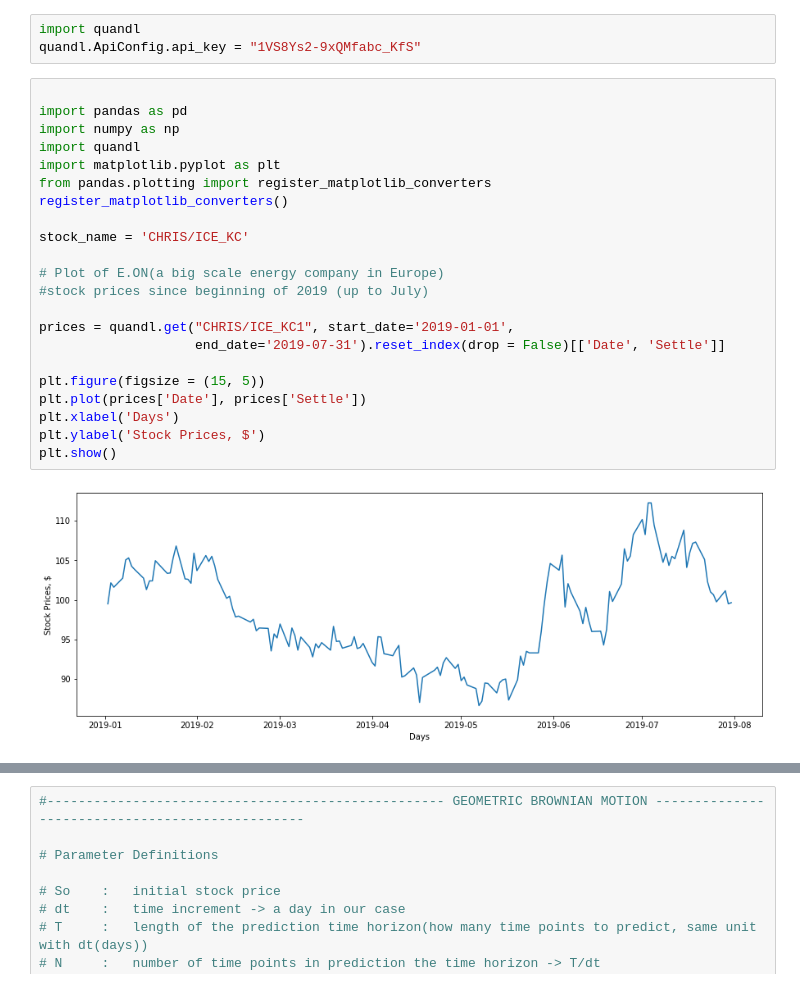
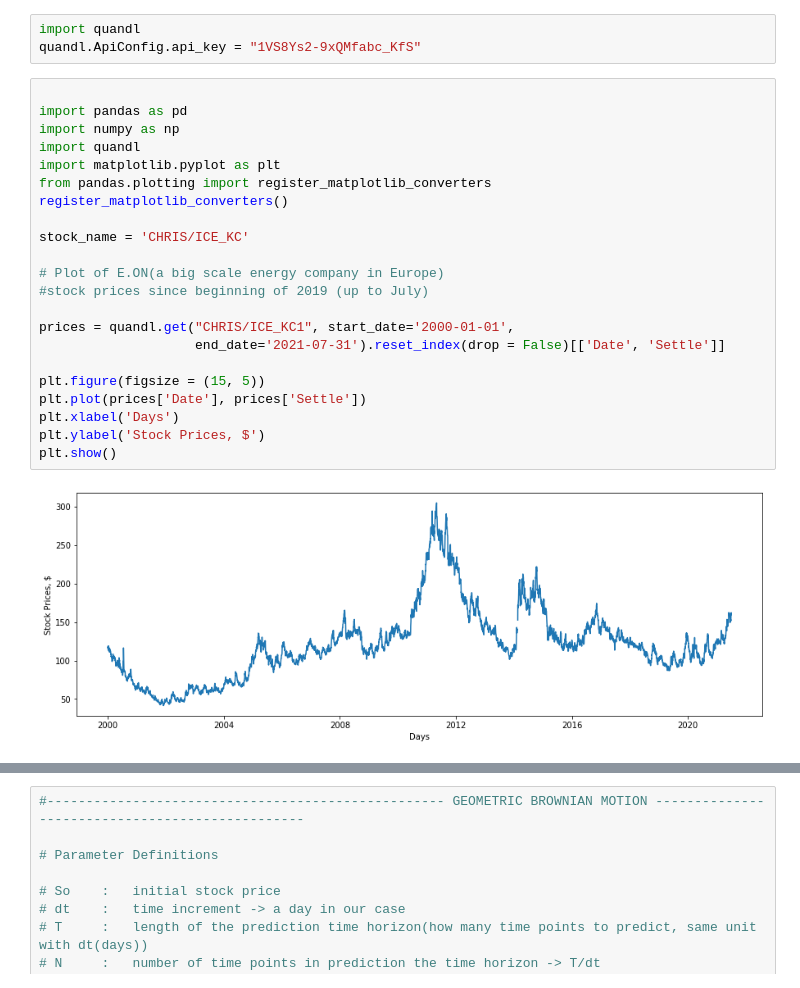
Before and after one commit to danielgvb/risk_sim, a Jupyter notebook: GBM.ipynb, the cells around one changed output, grey strips where cells are left out. Saved outputs shown, nothing was run; the diff lists cells and outputs as text.

```diff
--- a/GBM.ipynb
+++ b/GBM.ipynb
@@ -4,24 +4,24 @@ quandl.ApiConfig.api_key = "1VS8Ys2-9xQMfabc_KfS"
 # %%
 
 import pandas as pd
 import numpy as np
 import quandl
 import matplotlib.pyplot as plt
 from pandas.plotting import register_matplotlib_converters
 register_matplotlib_converters()
 
 stock_name = 'CHRIS/ICE_KC'
 
 # Plot of E.ON(a big scale energy company in Europe)
 #stock prices since beginning of 2019 (up to July)
 
-prices = quandl.get("CHRIS/ICE_KC1", start_date='2019-01-01',
-                    end_date='2019-07-31').reset_index(drop = False)[['Date', 'Settle']]
+prices = quandl.get("CHRIS/ICE_KC1", start_date='2000-01-01',
+                    end_date='2021-07-31').reset_index(drop = False)[['Date', 'Settle']]
 
 plt.figure(figsize = (15, 5))
 plt.plot(prices['Date'], prices['Settle'])
 plt.xlabel('Days')
 plt.ylabel('Stock Prices, $')
 plt.show()
 # %% [output]
-[figure, old version]
+[figure, new version]
```
Also changed, not shown: parts of 1 cell of this notebook, 3 other files.
